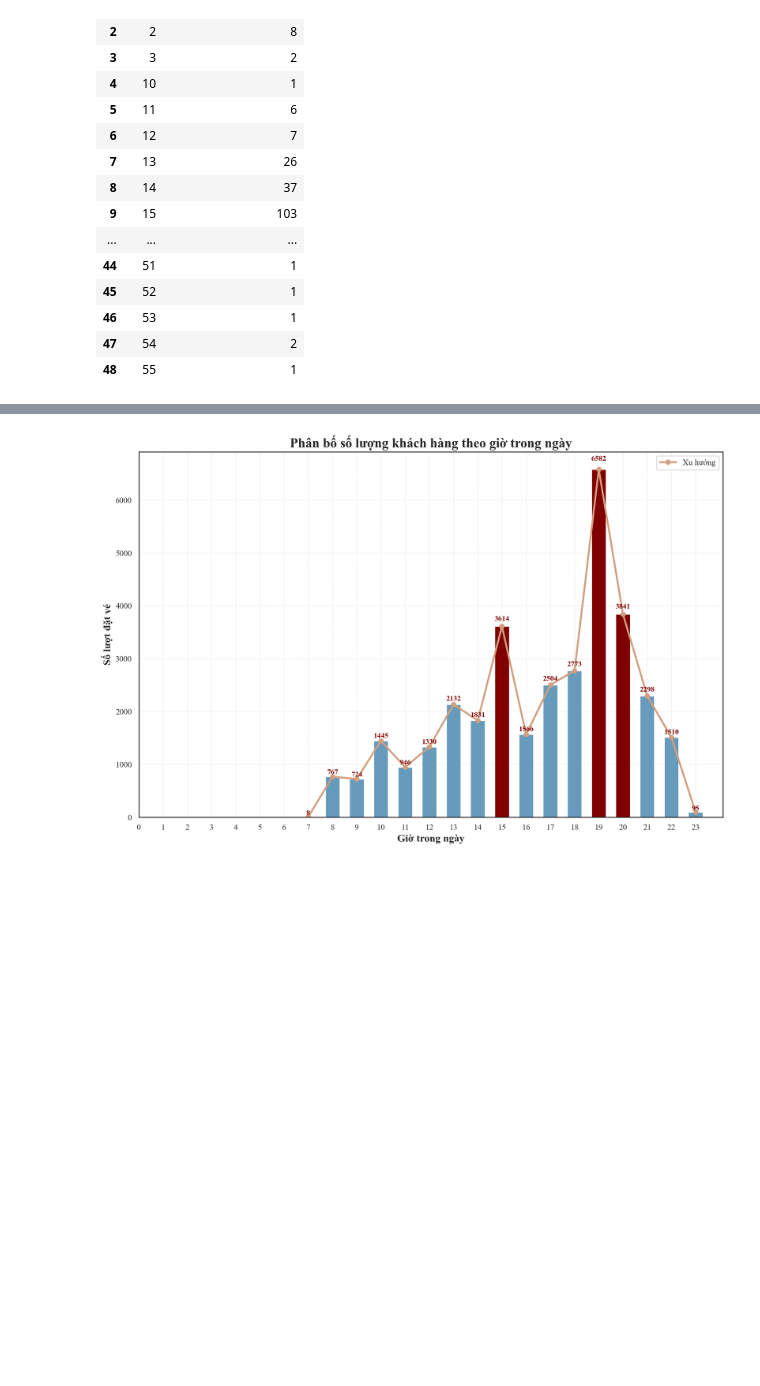
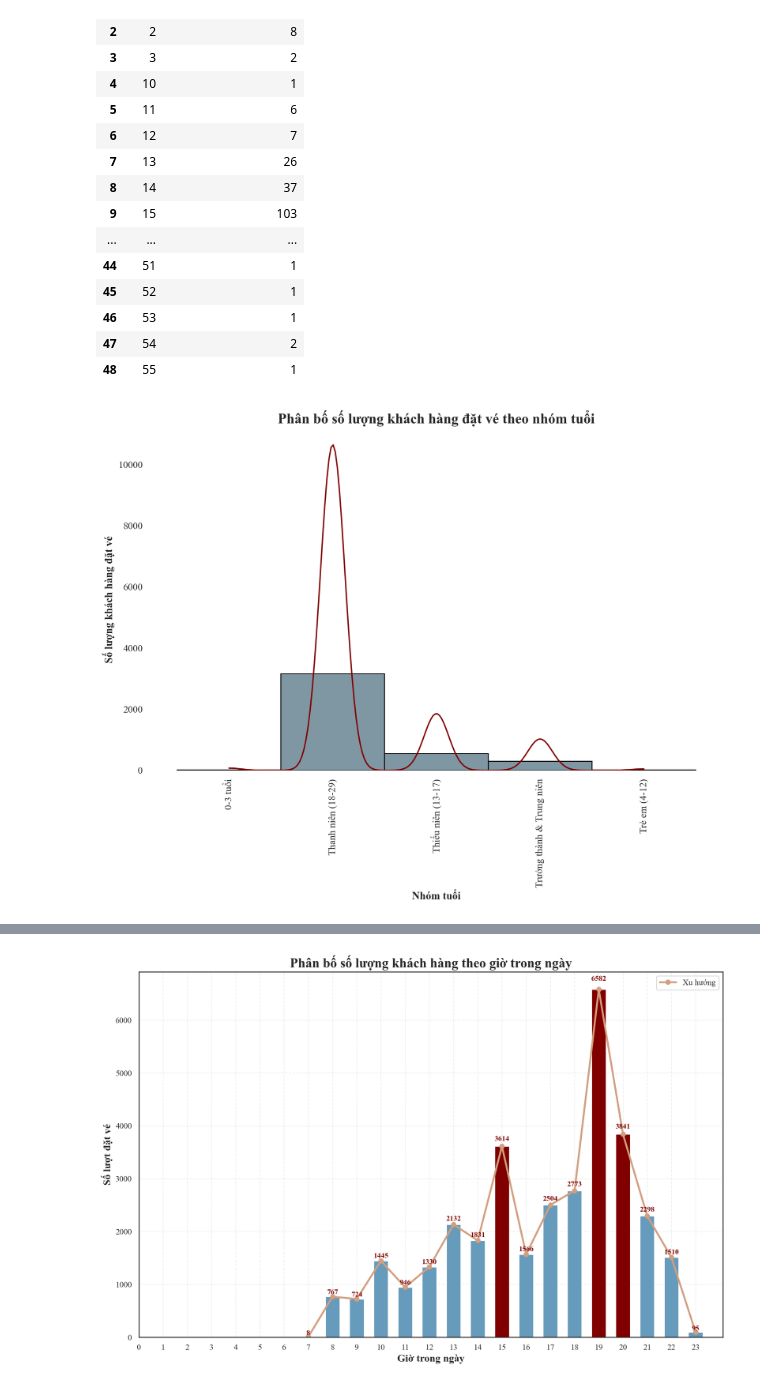
Before and after one commit to Thao1274/Nhom_5_Mid_term_1, a Jupyter notebook: Visualization.ipynb, the cells around one changed output, grey strips where cells are left out. Cells and saved outputs as stored; diff of their text form; code cells hidden in the pictures; blank space fills up the shorter version.

```diff
--- a/Visualization.ipynb
+++ b/Visualization.ipynb
@@ -166,3 +169,50 @@ age_counts_df.style.apply(highlight_row, axis=1)
 | 46 | 53 | 1 |
 | 47 | 54 | 2 |
 | 48 | 55 | 1 |
+# %%
+sns.set_theme(style="whitegrid")
+plt.rcParams['font.family'] = 'Times New Roman'
+
+# Thứ tự nhóm tuổi
+age_order = ['0-3 tuổi', 'Trẻ em (4-12)', 'Thiếu niên (13-17)', 'Thanh niên (18-29)', 'Trưởng thành & Trung niên']
+
+# Đảm bảo cột 'Age Group' là dạng phân loại có thứ tự
+df_final['Age Group'] = pd.Categorical(
+    df_final['Age Group'],
+    categories=age_order,
+    ordered=True
+)
+
+# Sắp xếp theo nhóm tuổi
+cinema_sorted = df_unique_customers.sort_values(by='Age Group')
+
+# Vẽ biểu đồ
+plt.figure(figsize=(10, 8), dpi=200)
+ax = sns.histplot(
+    data=cinema_sorted,
+    x='Age Group',
+    kde=True,
+    bins=60,
+    color='#003049',
+    edgecolor='black'
+)
+
+# Thay đổi màu đường KDE (nếu có)
+if ax.lines:
+    ax.lines[0].set_color('maroon')
+
+# Cài đặt tiêu đề và nhãn
+ax.set_title('Phân bố số lượng khách hàng đặt vé theo nhóm tuổi', fontsize=16, fontweight='bold')
+ax.set_xlabel('Nhóm tuổi', fontsize=12, fontweight='bold')
+ax.set_ylabel('Số lượng khách hàng đặt vé', fontsize=12, fontweight='bold')
+ax.tick_params(axis='x', rotation=90)
+
+# Tắt lưới và viền
+ax.grid(False)
+for spine in ax.spines.values():
+    spine.set_visible(False)
+
+plt.tight_layout()
+plt.show()
+# %% [output]
+[figure, added]
```
Also changed, not shown: parts of 178 cells of this notebook, 2 other files.
